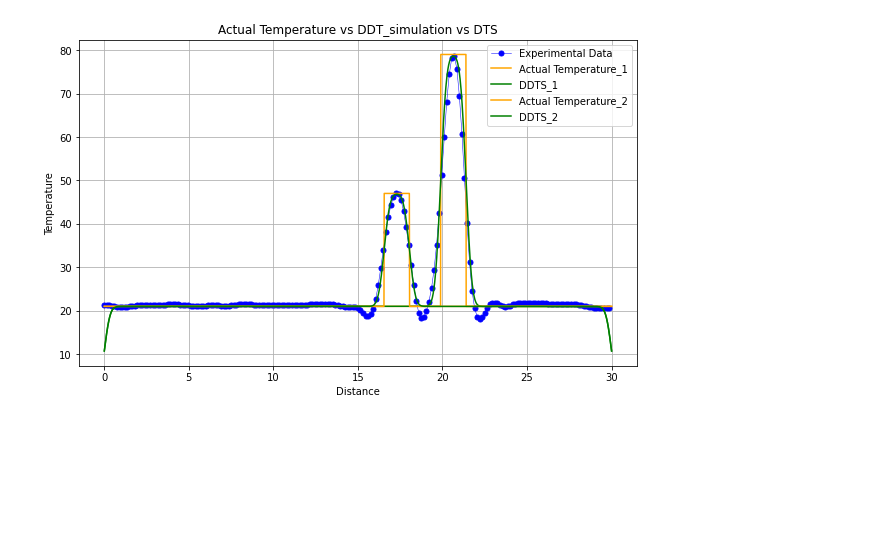
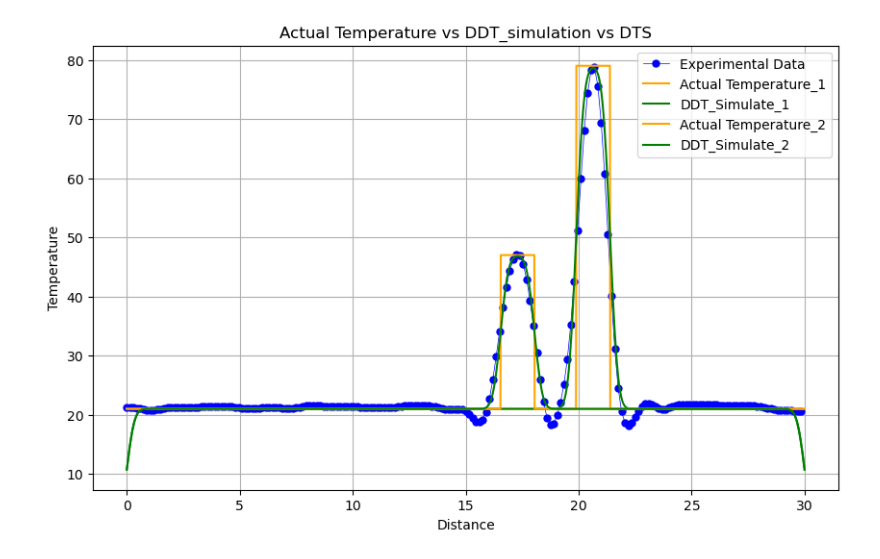
Before and after one commit to ErfanDejband/DTS_Simulation, a Jupyter notebook: test.ipynb, the cells around one changed output. Cells and saved outputs as stored; diff of their text form; code cells hidden in the pictures; blank space fills up the shorter version.

```diff
--- a/test.ipynb
+++ b/test.ipynb
@@ -9,7 +10,7 @@ df = pd.read_excel('Experimental_data_temp700.xlsx')
 # Test case
 
 H_start = 10
-H_stop = 15
+H_stop = 11.5
 H_temperature = 50
 
 # Call the simulate function
@@ -37,32 +38,32 @@ y = np.array(df.iloc[305:505, 2])  # 3rd column (0)
 hot_events = [
     {'Center_of_temp': 65.80, 'width': 1.5, 'H_temperature': 79},
     {'Center_of_temp': 62.45, 'width': 1.5, 'H_temperature': 47.5}
 ]
 
 # Plot the data
 plt.figure(figsize=(10, 6))
 
 # Plot experimental data
 plt.plot(x - np.min(x), y, marker='o', markersize=5, linestyle='-', linewidth=0.5, color='blue', label='Experimental Data')
 
 # Loop through each hot event and plot DTS simulation results
 for i,hot_event in enumerate(hot_events):
     # Calculate H_start and H_stop
     H_start = (hot_event['Center_of_temp'] - np.min(x)) - (hot_event['width'] / 2)
     H_stop = (hot_event['Center_of_temp'] - np.min(x)) + (hot_event['width'] / 2)
 
     # Simulate DTS data
     distance, actual_T, DDTS = simulate(H_start=H_start, H_stop=H_stop, H_temperature=hot_event['H_temperature'], env_temp=21)
 
     # Plot DTS simulation results
     plt.plot(distance, actual_T, label=f'Actual Temperature_{i+1}',color='orange')
-    plt.plot(distance, DDTS, label=f'DDTS_{i+1}', color='green')
+    plt.plot(distance, DDTS, label=f'DDT_Simulate_{i+1}', color='green')
 
 plt.xlabel('Distance')
 plt.ylabel('Temperature')
 plt.title('Actual Temperature vs DDT_simulation vs DTS')
 plt.legend()
 plt.grid(True)
 plt.show()
 # %% [output]
-[figure, old version]
+[figure, new version]
```
Also changed, not shown: parts of 2 cells of this notebook, 2 other files.
